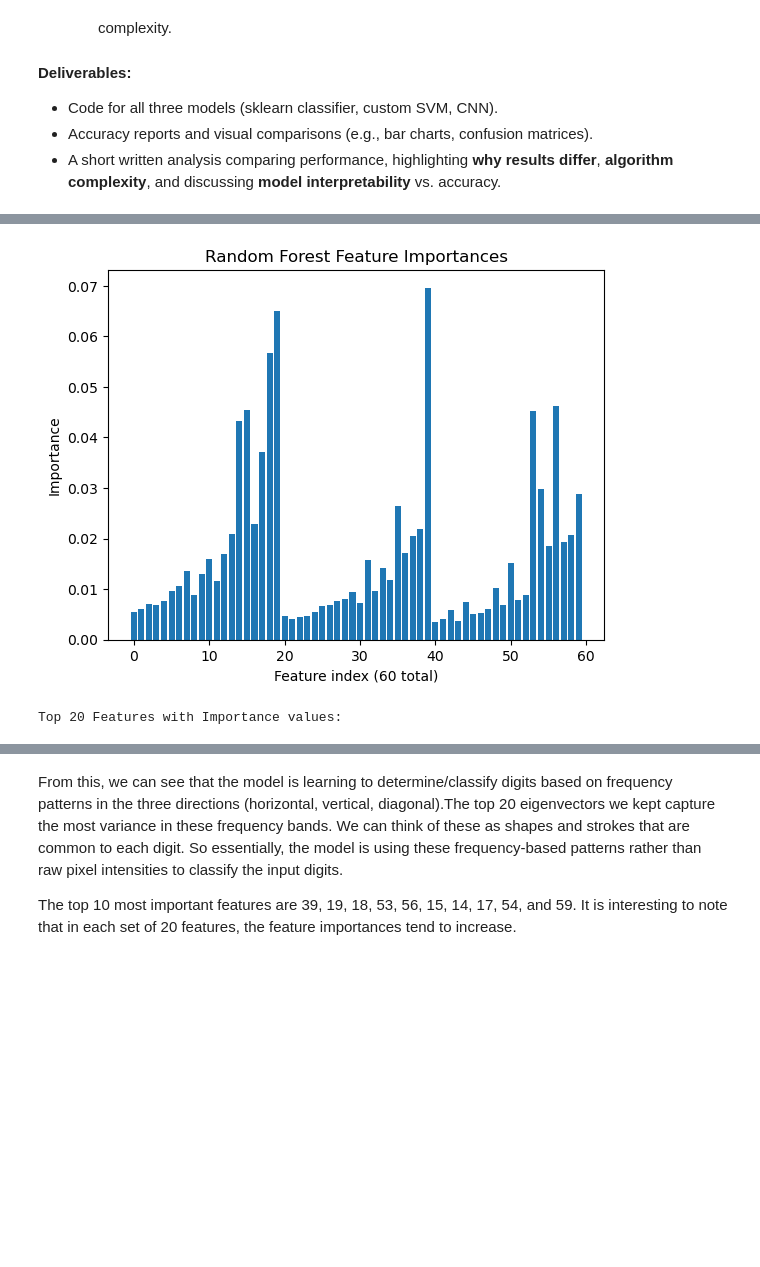
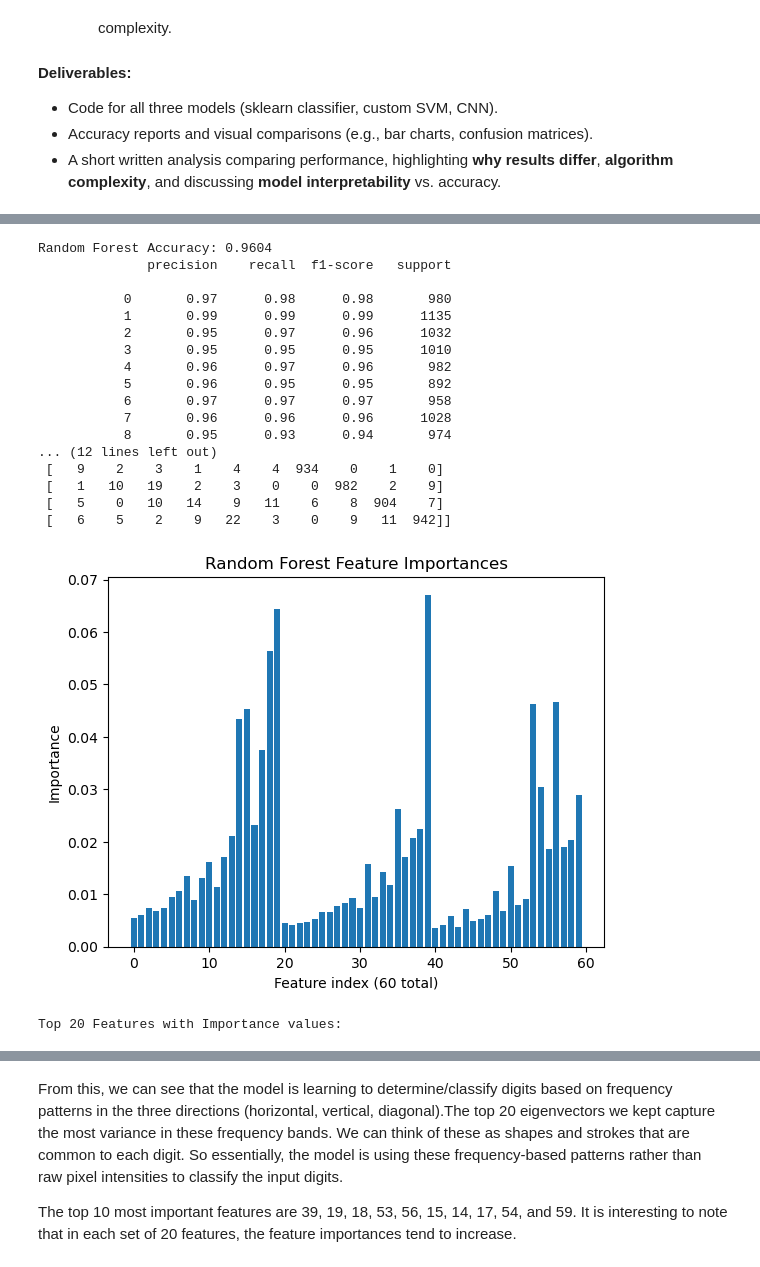
Before and after one commit to slomuscio/EN.685.621.programming_assignment_2, a Jupyter notebook: PA2.ipynb, the cells around one changed output, grey strips where cells are left out. Drawn from its saved outputs; the diff is of its cells as text; code cells hidden in the pictures; blank space fills up the shorter version.

```diff
--- a/PA2.ipynb
+++ b/PA2.ipynb
@@ -29,9 +51,9 @@ mnist = fetch_openml('mnist_784', version=1)
 - Proof that you have a representative sample from each class
 # %%
 # 1. Load MNIST Dataset and inspect structure
-#       The given code does not work, so using tensorflow instead of sklearn to load in the mnist data
-from tensorflow import keras
-(x_train, y_train), (x_test, y_test) = keras.datasets.mnist.load_data()
+#       The given code for loading the data does not work, so using tensorflow instead of sklearn to load in the mnist data
+(x_train, y_train), (x_test, y_test) = tf.keras.datasets.mnist.load_data()
+
 print(f"Training Data Shape: {x_train.shape}")
 print(f"Training Label Shape: {y_train.shape}")
 print(f"\nTesting Data Shape: {x_test.shape}")
@@ -267,25 +243,59 @@ Random Forest Accuracy: 0.9603
 # %%
-import pandas as pd
+# 1. Train a supervised classification model. My choice: Random Forest
+rf_clf = RandomForestClassifier(
+    n_estimators=200,
+    random_state=42,
+    n_jobs=-1  # use all CPU cores
+)
+rf_clf.fit(final_train_features, y_train)
+
+y_pred = rf_clf.predict(final_test_features)
+
+# Evaluate
+rf_accuracy = accuracy_score(y_test, y_pred)
+print(f"Random Forest Accuracy: {rf_accuracy:.4f}")
+print(classification_report(y_test, y_pred))
+rf_cm = confusion_matrix(y_test, y_pred)
+print(rf_cm)
+rf_cm_df = pd.DataFrame(rf_cm, index=[0, 1, 2, 3, 4, 5, 6, 7, 8, 9], columns=[0, 1, 2, 3, 4, 5, 6, 7, 8, 9])
+
 
 importances = rf_clf.feature_importances_
 plt.bar(range(len(importances)), importances)
 plt.xlabel("Feature index (60 total)")
 plt.ylabel("Importance")
 plt.title("Random Forest Feature Importances")
 plt.show()
 
 # Create a simple table with feature index and importance value
 df_importances = pd.DataFrame({
     'Feature Index': range(len(importances)),
     'Importance': importances
 })
 
 # Sort by importance descending (optional)
 df_importances = df_importances.sort_values(by='Importance', ascending=False)
 
 print(f"Top 20 Features with Importance values:")
 display(df_importances.iloc[:20])
 # %% [output]
+Random Forest Accuracy: 0.9604
+              precision    recall  f1-score   support
+
+           0       0.97      0.98      0.98       980
+           1       0.99      0.99      0.99      1135
+           2       0.95      0.97      0.96      1032
+           3       0.95      0.95      0.95      1010
+           4       0.96      0.97      0.96       982
+           5       0.96      0.95      0.95       892
+           6       0.97      0.97      0.97       958
+           7       0.96      0.96      0.96      1028
+           8       0.95      0.93      0.94       974
+... (12 lines left out)
+ [   9    2    3    1    4    4  934    0    1    0]
+ [   1   10   19    2    3    0    0  982    2    9]
+ [   5    0   10   14    9   11    6    8  904    7]
+ [   6    5    2    9   22    3    0    9   11  942]]
-[figure, old version]
+[figure, new version]
-Top 20 Features with Importance values:
+Top 20 Features with Importance values:
 |  | Feature Index | Importance |
```
Also changed, not shown: parts of 24 cells of this notebook.
